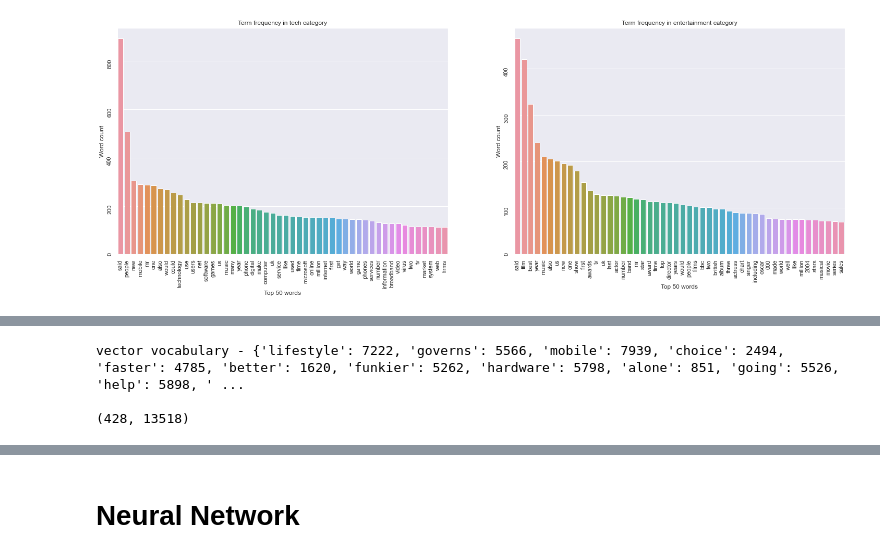
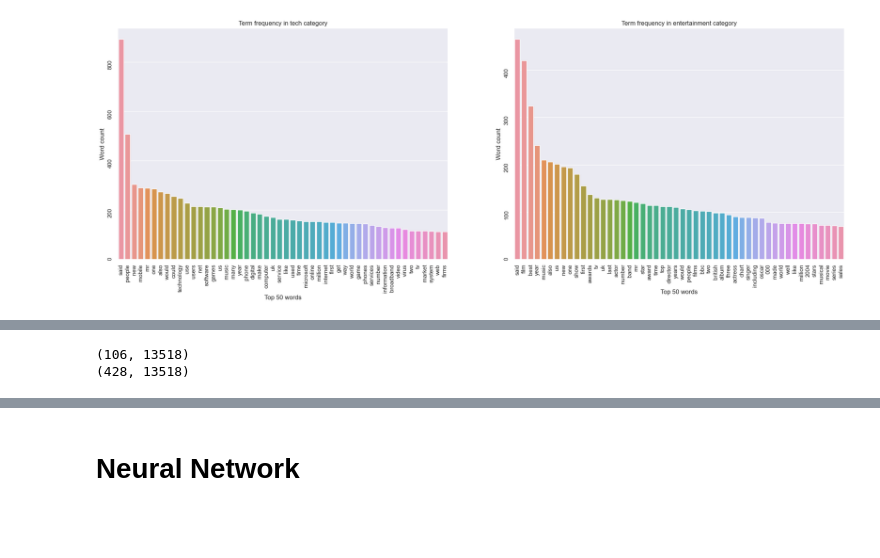
Before and after one commit to mattalajas/Assignment-3-Group-11, a Jupyter notebook: Model_Classification.ipynb, the cells around one changed output, grey strips where cells are left out. Cells and saved outputs as stored; diff of their text form; code cells hidden in the pictures; blank space fills up the shorter version.

```diff
--- a/Model_Classification.ipynb
+++ b/Model_Classification.ipynb
@@ -5,18 +5,19 @@ import matplotlib.pylab as plt
 import seaborn as sns
 from sklearn.feature_extraction.text import CountVectorizer
 from sklearn.feature_extraction.text import TfidfVectorizer
+from sklearn.decomposition import PCA
 
 df = pd.read_csv('A3/train.csv', index_col='ArticleId')
-X = df['Text']
+X_train = df['Text']
 df['Category'].replace(['tech', 'entertainment'], [0,1], inplace=True)
-Y = df['Category']
+Y_train = df['Category']
 
 df_test = pd.read_csv('A3/test.csv', index_col='ArticleId')
 X_test = df_test['Text']
 df_test['Category'].replace(['tech', 'entertainment'], [0,1], inplace=True)
 Y_test = df_test['Category']
 
-temp_complete_test = pd.concat([X, X_test])
+temp_complete_test = pd.concat([X_train, X_test])
 # %%
 # Frequency count for dataset
 vectorizer = CountVectorizer()
@@ -44,30 +45,30 @@ plt.show()
 # %% [output]
 [figure]
 # %%
-train_label_group = Y.groupby(Y)
+train_label_group = Y_train.groupby(Y_train)
 train_tech, train_entertain = train_label_group.get_group(0).index, train_label_group.get_group(1).index
 
 train_tech_sum = prep_X_count.loc[train_tech].sum().sort_values(ascending=False)
 train_entertain_sum = prep_X_count.loc[train_entertain].sum().sort_values(ascending=False)
 
 train_top_50_tech = train_tech_sum.head(50)
 train_top_50_entertain = train_entertain_sum.head(50)
 
 fig, ax = plt.subplots(ncols=2, figsize=(25, 8))
 ax[0] = sns.barplot(x=train_top_50_tech.index, y=train_top_50_tech.values, ax=ax[0])
 ax[0].set_xlabel('Top 50 words')
 ax[0].set_ylabel('Word count')
 ax[0].set_title('Term frequency in tech category')
 ax[0].tick_params(labelrotation=90)
 
 ax[1] = sns.barplot(x=train_top_50_entertain.index, y=train_top_50_entertain.values, ax=ax[1])
 ax[1].set_xlabel('Top 50 words')
 ax[1].set_ylabel('Word count')
 ax[1].set_title('Term frequency in entertainment category')
 ax[1].tick_params(labelrotation=90)
 plt.show()
 # %% [output]
-[figure, old version]
+[figure, new version]
 # %%
 sns.set(rc = {'figure.figsize':(10,5)})
 plot = sns.barplot(x=['Tech', 'Entertainment'], y=[train_tech.size, train_entertain.size])
@@ -79,20 +80,18 @@ plt.show()
 [figure]
 # %%
 vectorizer = TfidfVectorizer()
-vectorizer.fit(X)
+vectorizer.fit(X_train)
 # summarize
-print(f'vector vocabulary - {vectorizer.vocabulary_}\n')
+# print(f'vector vocabulary - {vectorizer.vocabulary_}\n')
 
 # encode document
-vector = vectorizer.transform(X)
-""" print(f'features\n {vectorizer.get_feature_names_out()}\n')
-# summarize encoded vector
-print(f'vector shape: {vector.shape}\n')
-print(f'article vector\n {vector.toarray()}') """
+vector = vectorizer.transform(X_test)
+prep_X_test = pd.DataFrame(vector.toarray(), columns=sorted(vectorizer.vocabulary_), index=X_test.index)
 
-prep_X = pd.DataFrame(vector.toarray(), columns=sorted(vectorizer.vocabulary_), index=X.index)
-print(prep_X.shape)
+vector = vectorizer.transform(X_train)
+prep_X_train = pd.DataFrame(vector.toarray(), columns=sorted(vectorizer.vocabulary_), index=X_train.index)
+print(prep_X_test.shape)
+print(prep_X_train.shape)
 # %% [output]
-vector vocabulary - {'lifestyle': 7222, 'governs': 5566, 'mobile': 7939, 'choice': 2494, 'faster': 4785, 'better': 1620, 'funkier': 5262, 'hardware': 5798, 'alone': 851, 'going': 5526, 'help': 5898, ' ...
-
+(106, 13518)
 (428, 13518)
```
Also changed, not shown: parts of 6 cells of this notebook.
